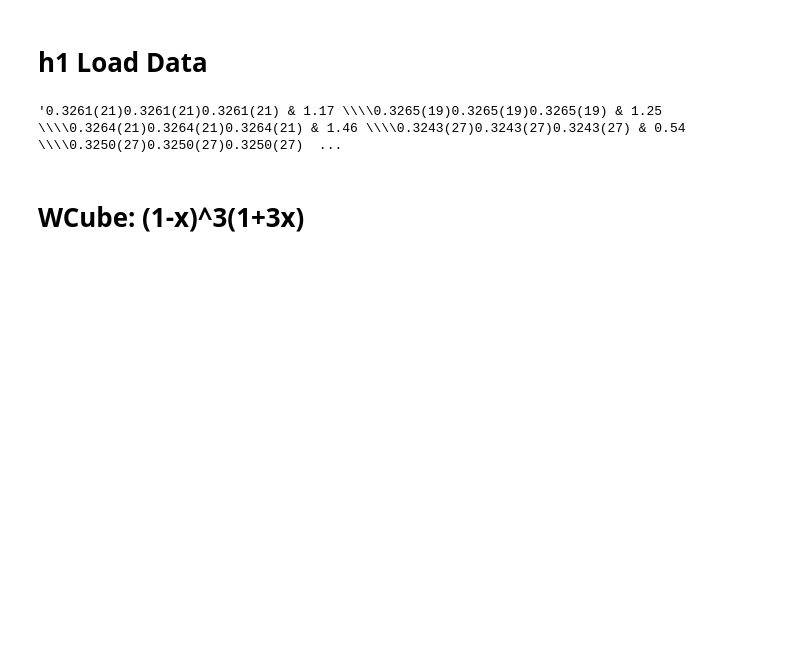
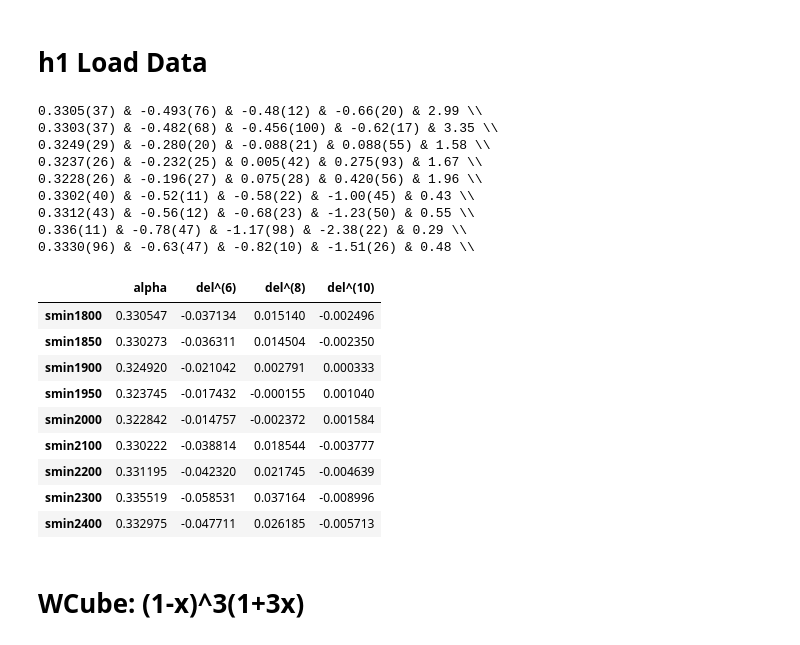
Before and after one commit to phd-dirk/Notebooks, a Jupyter notebook: alphaDetermination/wCube.ipynb, the cells around one changed output. Cells and saved outputs as stored; diff of their text form; code cells hidden in the pictures; blank space fills up the shorter version.

```diff
--- a/alphaDetermination/wCube.ipynb
+++ b/alphaDetermination/wCube.ipynb
@@ -9,9 +11,31 @@ wCubeAlD6D8 = read_csv('../../FESR/configurations/2019/wCubeAlphaD6D8/fits.csv')
 wCubeAlD6D8D10 = read_csv('../../FESR/configurations/2019/wCubeAlphaD6D8D10/fits.csv')
 wCubeD6D8 = read_csv('../../FESR/configurations/2019/wCubeD6D8/fits.csv')
 wCubeD6D8D10 = read_csv('../../FESR/configurations/2019/wCubeD6D8D10/fits.csv')
-phd_helper.dfToLatex(wCubeAlD6D8,['alpha', 'c6', 'c8'])
+print(dfToLatexTable(wCubeAlD6D8D10,['alpha', 'c6', 'c8', 'c10']))
+# wCubeAlD6D8D10[['c6','c6Err','c8Err','c10Err']]
 # %% [output]
-'0.3261(21)0.3261(21)0.3261(21) & 1.17 \\\\0.3265(19)0.3265(19)0.3265(19) & 1.25 \\\\0.3264(21)0.3264(21)0.3264(21) & 1.46 \\\\0.3243(27)0.3243(27)0.3243(27) & 0.54 \\\\0.3250(27)0.3250(27)0.3250(27)  ...
+0.3305(37) & -0.493(76) & -0.48(12) & -0.66(20) & 2.99 \\
+0.3303(37) & -0.482(68) & -0.456(100) & -0.62(17) & 3.35 \\
+0.3249(29) & -0.280(20) & -0.088(21) & 0.088(55) & 1.58 \\
+0.3237(26) & -0.232(25) & 0.005(42) & 0.275(93) & 1.67 \\
+0.3228(26) & -0.196(27) & 0.075(28) & 0.420(56) & 1.96 \\
+0.3302(40) & -0.52(11) & -0.58(22) & -1.00(45) & 0.43 \\
+0.3312(43) & -0.56(12) & -0.68(23) & -1.23(50) & 0.55 \\
+0.336(11) & -0.78(47) & -1.17(98) & -2.38(22) & 0.29 \\
+0.3330(96) & -0.63(47) & -0.82(10) & -1.51(26) & 0.48 \\
+# %%
+wCubeAlD6D8D10[['alpha', 'del^(6)', 'del^(8)', 'del^(10)']]
+# %% [output]
+|  | alpha | del^(6) | del^(8) | del^(10) |
+| smin1800 | 0.330547 | -0.037134 | 0.015140 | -0.002496 |
+| smin1850 | 0.330273 | -0.036311 | 0.014504 | -0.002350 |
+| smin1900 | 0.324920 | -0.021042 | 0.002791 | 0.000333 |
+| smin1950 | 0.323745 | -0.017432 | -0.000155 | 0.001040 |
+| smin2000 | 0.322842 | -0.014757 | -0.002372 | 0.001584 |
+| smin2100 | 0.330222 | -0.038814 | 0.018544 | -0.003777 |
+| smin2200 | 0.331195 | -0.042320 | 0.021745 | -0.004639 |
+| smin2300 | 0.335519 | -0.058531 | 0.037164 | -0.008996 |
+| smin2400 | 0.332975 | -0.047711 | 0.026185 | -0.005713 |
 # %% [markdown]
 # WCube: (1-x)^3(1+3x)
 # %% [markdown]
```
Also changed, not shown: parts of 6 cells of this notebook, 9 other files.
